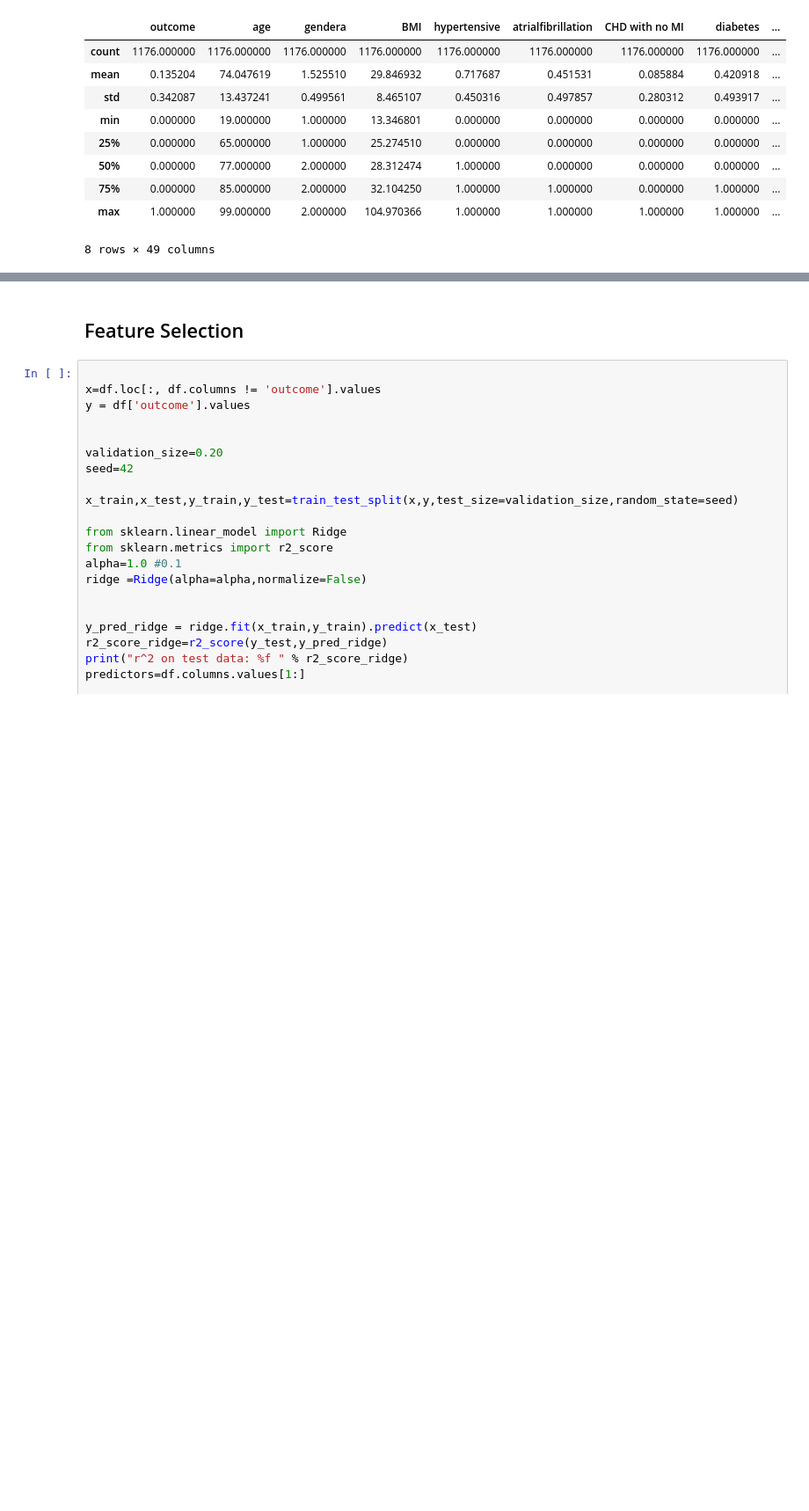
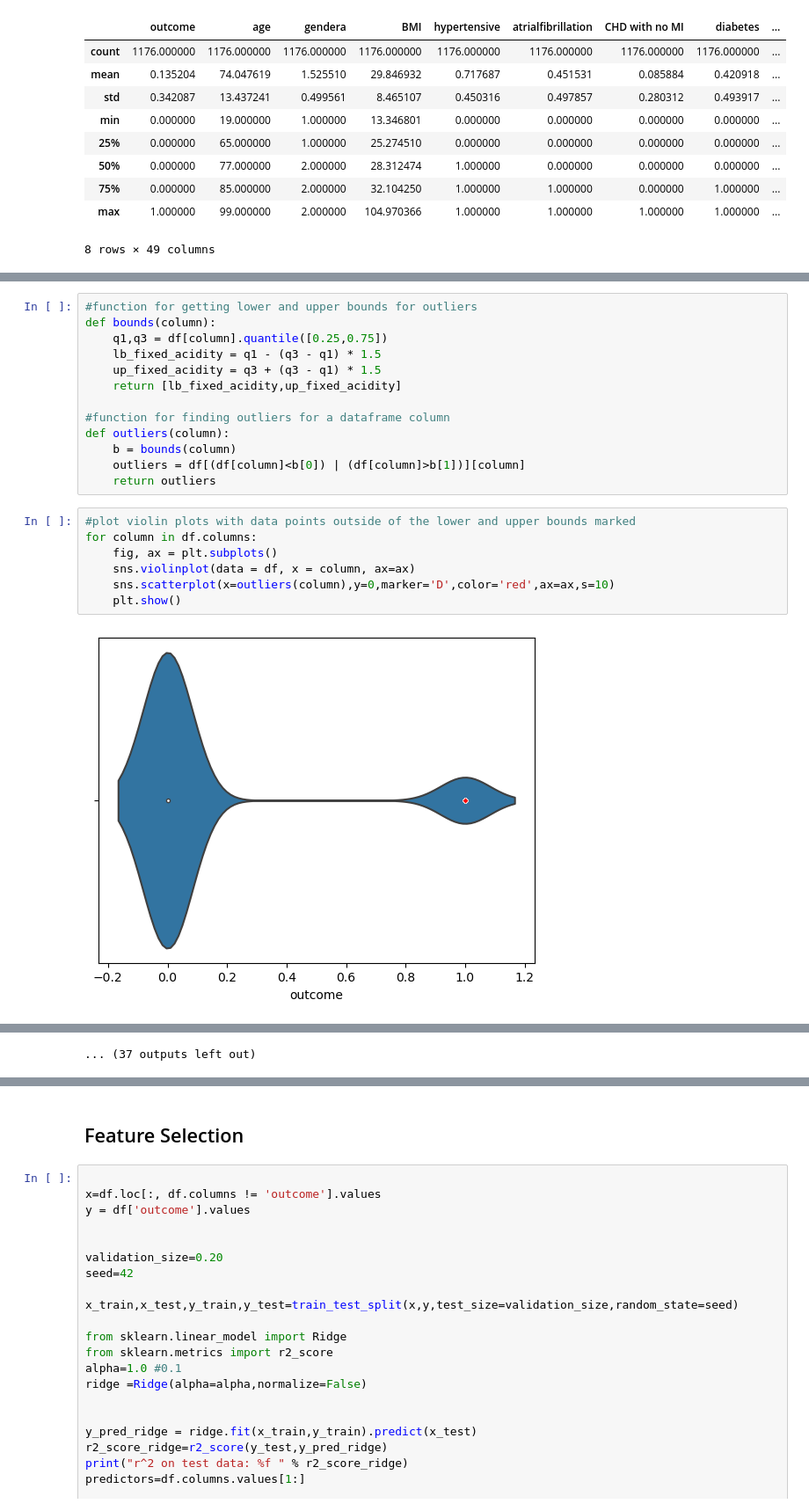
Before and after one commit to sumaiya008/InHospitalMortalityClassification, a Jupyter notebook: Project-03.ipynb, the cells around one changed output, grey strips where cells are left out. Shown at 88% size. Cells and saved outputs as stored; diff of their text form; blank space fills up the shorter version.

```diff
--- a/Project-03.ipynb
+++ b/Project-03.ipynb
@@ -149,0 +159,22 @@ df.describe()
+# %%
+#function for getting lower and upper bounds for outliers
+def bounds(column):
+    q1,q3 = df[column].quantile([0.25,0.75])
+    lb_fixed_acidity = q1 - (q3 - q1) * 1.5
+    up_fixed_acidity = q3 + (q3 - q1) * 1.5
+    return [lb_fixed_acidity,up_fixed_acidity]
+
+#function for finding outliers for a dataframe column
+def outliers(column):
+    b = bounds(column)
+    outliers = df[(df[column]<b[0]) | (df[column]>b[1])][column]
+    return outliers
+# %%
+#plot violin plots with data points outside of the lower and upper bounds marked
+for column in df.columns:
+    fig, ax = plt.subplots()
+    sns.violinplot(data = df, x = column, ax=ax)
+    sns.scatterplot(x=outliers(column),y=0,marker='D',color='red',ax=ax,s=10)
+    plt.show()
+# %% [output]
+[figure, added]
@@ -149,0 +192 @@ df.describe()
+... (37 outputs left out)
```
Also changed, not shown: parts of 5 cells of this notebook.
